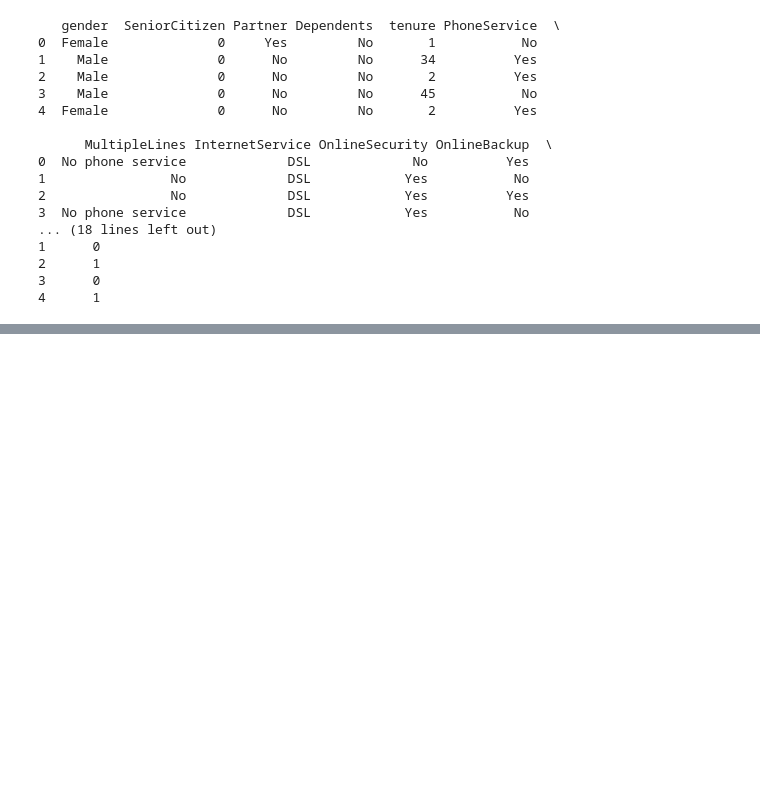
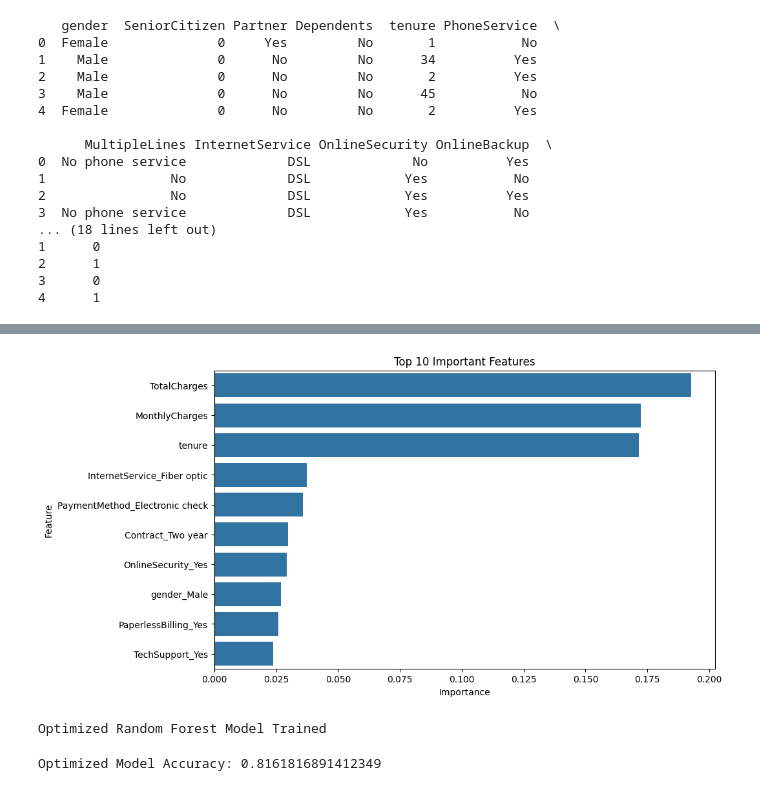
Before and after one commit to Dha2007/customer-churn-ltv, a Jupyter notebook: notebooks/eda.ipynb, the cells around one changed output, grey strips where cells are left out. Cells and saved outputs as stored; diff of their text form; code cells hidden in the pictures; blank space fills up the shorter version.

Commit message:
Optimized Random Forest model and saved trained model

```diff
--- a/notebooks/eda.ipynb
+++ b/notebooks/eda.ipynb
@@ -180,0 +259,4 @@ print(df.head())
+# %%
+X = df.drop("Churn", axis=1)
+
+y = df["Churn"]
@@ -180,0 +319,9 @@ print(df.head())
+# %%
+rf_model = RandomForestClassifier(
+    n_estimators=100,
+    random_state=42
+)
+# %%
+rf_model.fit(X_train, y_train)
+
+print("Random Forest Model Trained Successfully")
@@ -180,0 +360,14 @@ print(df.head())
+# %%
+import pandas as pd
+
+feature_importance = pd.DataFrame({
+    'Feature': X.columns,
+    'Importance': rf_model.feature_importances_
+})
+
+feature_importance = feature_importance.sort_values(
+    by='Importance',
+    ascending=False
+)
+
+print(feature_importance.head(10))
@@ -180,0 +386,35 @@ print(df.head())
+# %%
+import matplotlib.pyplot as plt
+import seaborn as sns
+
+top_features = feature_importance.head(10)
+
+plt.figure(figsize=(10,6))
+
+sns.barplot(
+    x='Importance',
+    y='Feature',
+    data=top_features
+)
+
+plt.title("Top 10 Important Features")
+
+plt.show()
+# %% [output]
+[figure, added]
+# %%
+from sklearn.ensemble import RandomForestClassifier
+
+optimized_rf = RandomForestClassifier(
+    n_estimators=200,
+    max_depth=10,
+    min_samples_split=5,
+    min_samples_leaf=2,
+    random_state=42
+)
+
+optimized_rf.fit(X_train, y_train)
+
+print("Optimized Random Forest Model Trained")
+# %% [output]
+Optimized Random Forest Model Trained
@@ -180,0 +423,9 @@ print(df.head())
+# %%
+optimized_accuracy = accuracy_score(
+    y_test,
+    optimized_predictions
+)
+
+print("Optimized Model Accuracy:", optimized_accuracy)
+# %% [output]
+Optimized Model Accuracy: 0.8161816891412349
```
Also changed, not shown: parts of 23 cells of this notebook, 1 other file.
